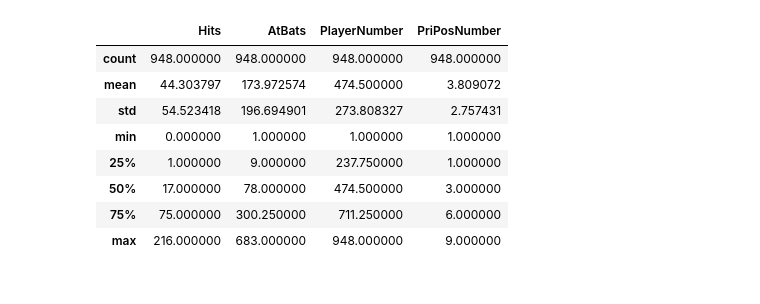
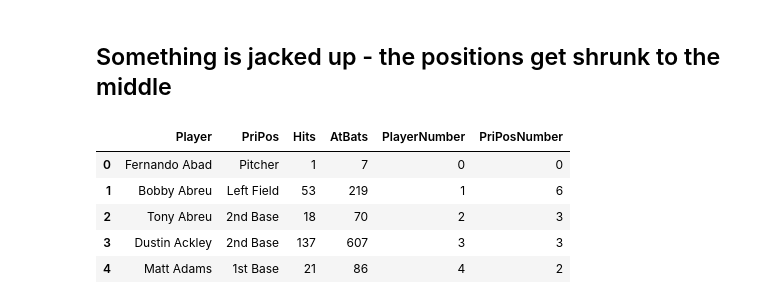
Before and after one commit to ctarrington/data-science-hw, a Jupyter notebook: dbda/ch09-heirarchical-models/batting_on_position_local.ipynb, the cells around one changed output. Saved outputs shown, nothing was run; the diff lists cells and outputs as text; code cells hidden in the pictures.

```diff
--- a/dbda/ch09-heirarchical-models/batting_on_position_local.ipynb
+++ b/dbda/ch09-heirarchical-models/batting_on_position_local.ipynb
@@ -11,16 +8,17 @@ import pymc3 as pm
 import arviz as az
 # %%
 %matplotlib inline
+# %% [markdown]
+## Something is jacked up - the positions get shrunk to the middle
 # %%
 df = pd.read_csv('./BattingAverage.csv')
-df.describe()
+df['PriPosNumber'] = df['PriPosNumber'] - 1
+df['PlayerNumber'] = df['PlayerNumber'] - 1
+df.head()
 # %% [output]
-|  | Hits | AtBats | PlayerNumber | PriPosNumber |
-| count | 948.000000 | 948.000000 | 948.000000 | 948.000000 |
-| mean | 44.303797 | 173.972574 | 474.500000 | 3.809072 |
-| std | 54.523418 | 196.694901 | 273.808327 | 2.757431 |
-| min | 0.000000 | 1.000000 | 1.000000 | 1.000000 |
-| 25% | 1.000000 | 9.000000 | 237.750000 | 1.000000 |
-| 50% | 17.000000 | 78.000000 | 474.500000 | 3.000000 |
-| 75% | 75.000000 | 300.250000 | 711.250000 | 6.000000 |
-| max | 216.000000 | 683.000000 | 948.000000 | 9.000000 |
+|  | Player | PriPos | Hits | AtBats | PlayerNumber | PriPosNumber |
+| 0 | Fernando Abad | Pitcher | 1 | 7 | 0 | 0 |
+| 1 | Bobby Abreu | Left Field | 53 | 219 | 1 | 6 |
+| 2 | Tony Abreu | 2nd Base | 18 | 70 | 2 | 3 |
+| 3 | Dustin Ackley | 2nd Base | 137 | 607 | 3 | 3 |
+| 4 | Matt Adams | 1st Base | 21 | 86 | 4 | 2 |
```
Also changed, not shown: parts of 7 cells of this notebook, 2 other files.
